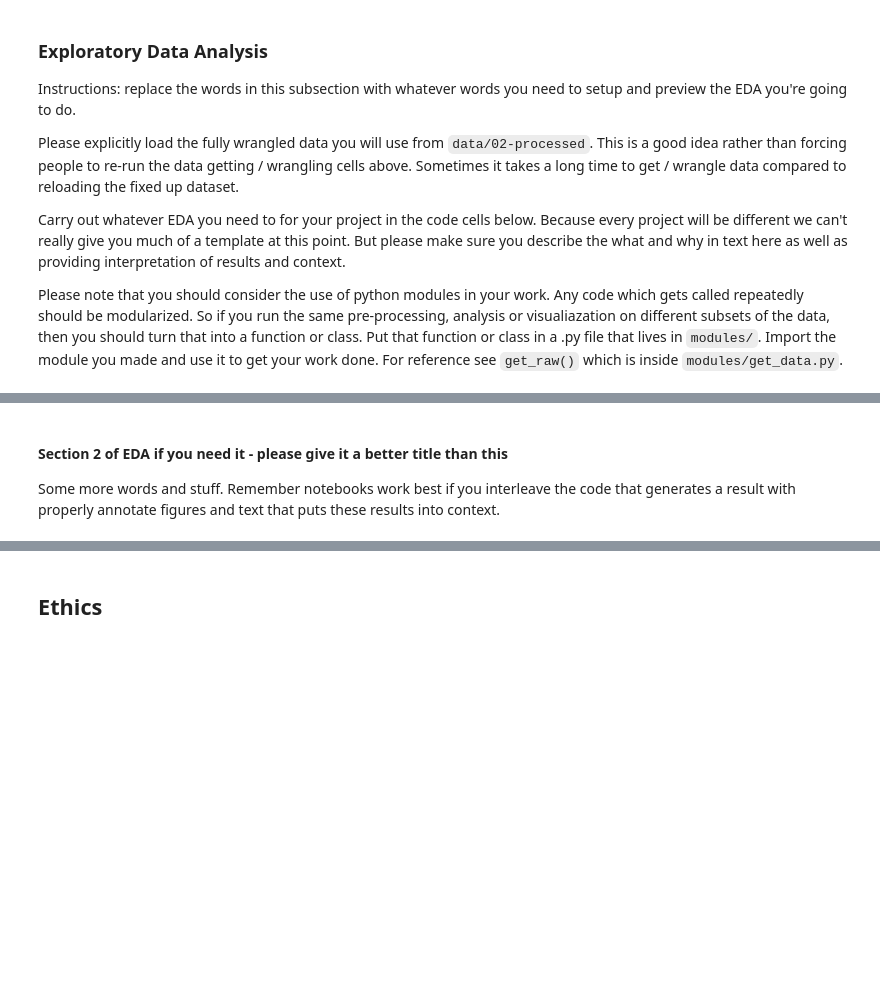
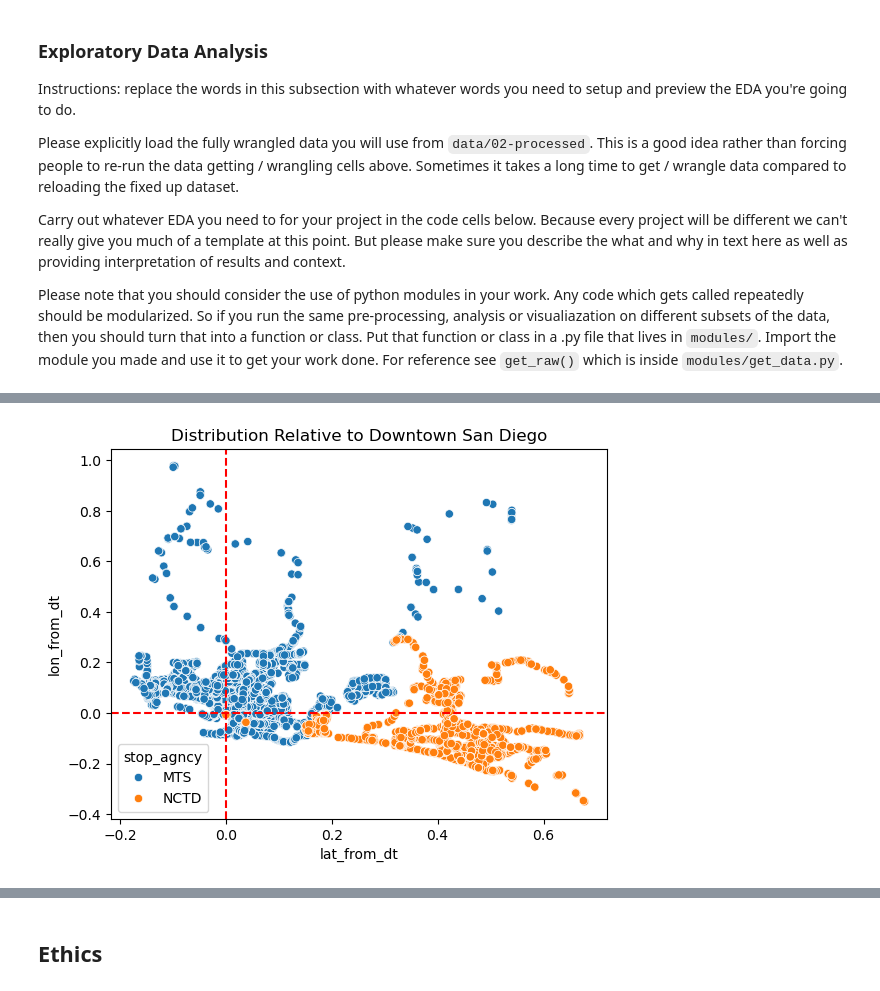
Before and after one commit to COGS108/Group022_WI26, a Jupyter notebook: 02-EDACheckpoint.ipynb, the cells around one changed output, grey strips where cells are left out. Saved outputs shown, nothing was run; the diff lists cells and outputs as text; code cells hidden in the pictures; blank space fills up the shorter version.

```diff
--- a/02-EDACheckpoint.ipynb
+++ b/02-EDACheckpoint.ipynb
@@ -1115,20 +1193,19 @@ cs_f1;
 # %%
 downtown_sd_lat = 32.7167
 downtown_sd_lon = -117.1629
 
 # plot showing proximity to downtown
 
 downtown_stops_df = clean_transit_df.copy()
 downtown_stops_df['lat_from_dt'] = downtown_stops_df['stop_lat'] - downtown_sd_lat
 downtown_stops_df['lon_from_dt'] = downtown_stops_df['stop_lon'] - downtown_sd_lon
 
 cs_f2 = sns.scatterplot(downtown_stops_df, x = 'lat_from_dt', y = 'lon_from_dt', hue = 'stop_agncy')
+cs_f2.set_title("Distribution Relative to Downtown San Diego")
 cs_f2.axhline(0.0, color='red', linestyle='--')
 
 # Add a vertical line at x=20
 cs_f2.axvline(0.0, color='red', linestyle='--')
 cs_f2;
+# %% [output]
+[figure, added]
-# %% [markdown]
-#### Section 2 of EDA if you need it  - please give it a better title than this
-
-Some more words and stuff.  Remember notebooks work best if you interleave the code that generates a result with properly annotate figures and text that puts these results into context.
```
Also changed, not shown: parts of 34 cells of this notebook, 1 other file.
